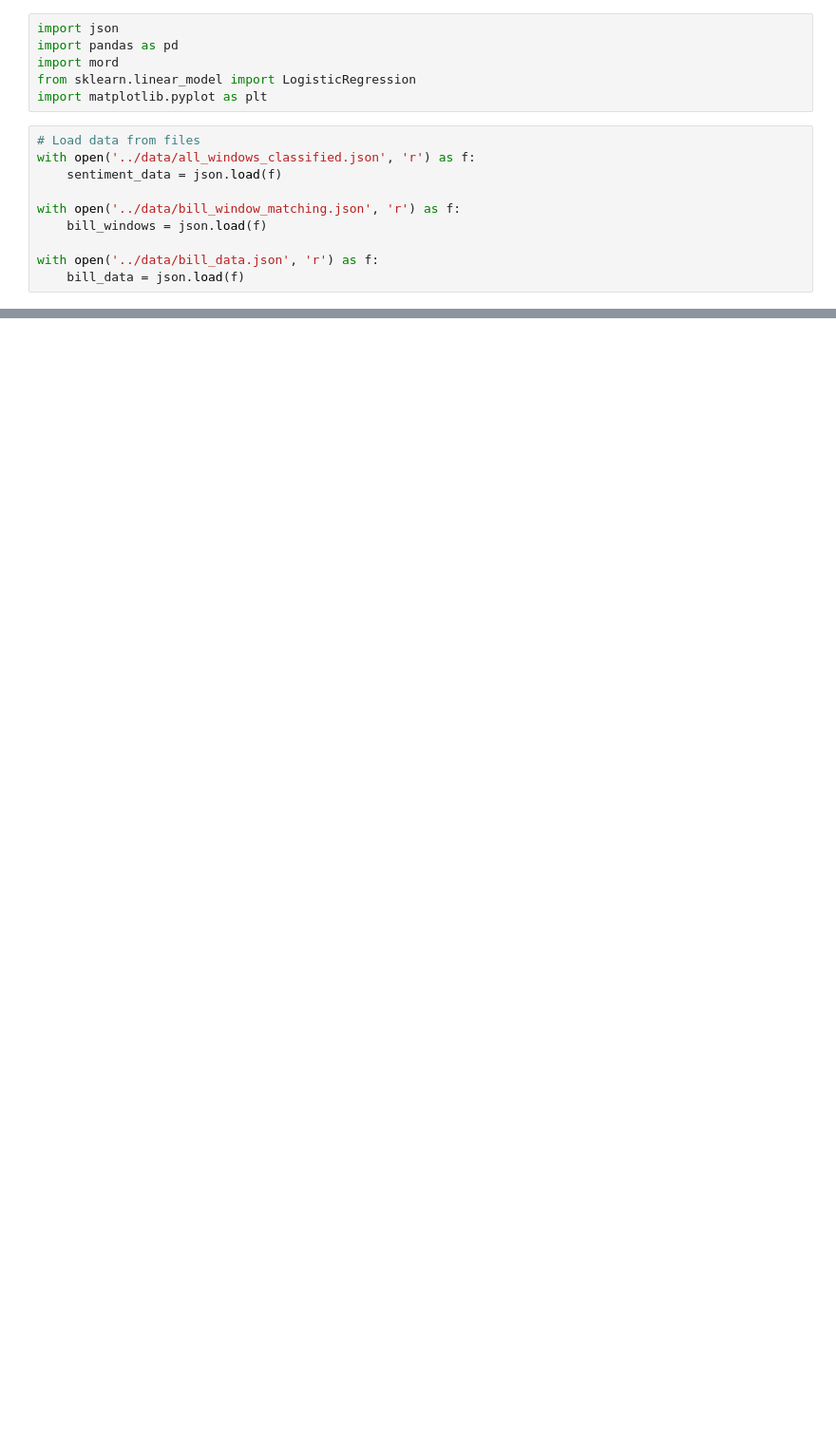
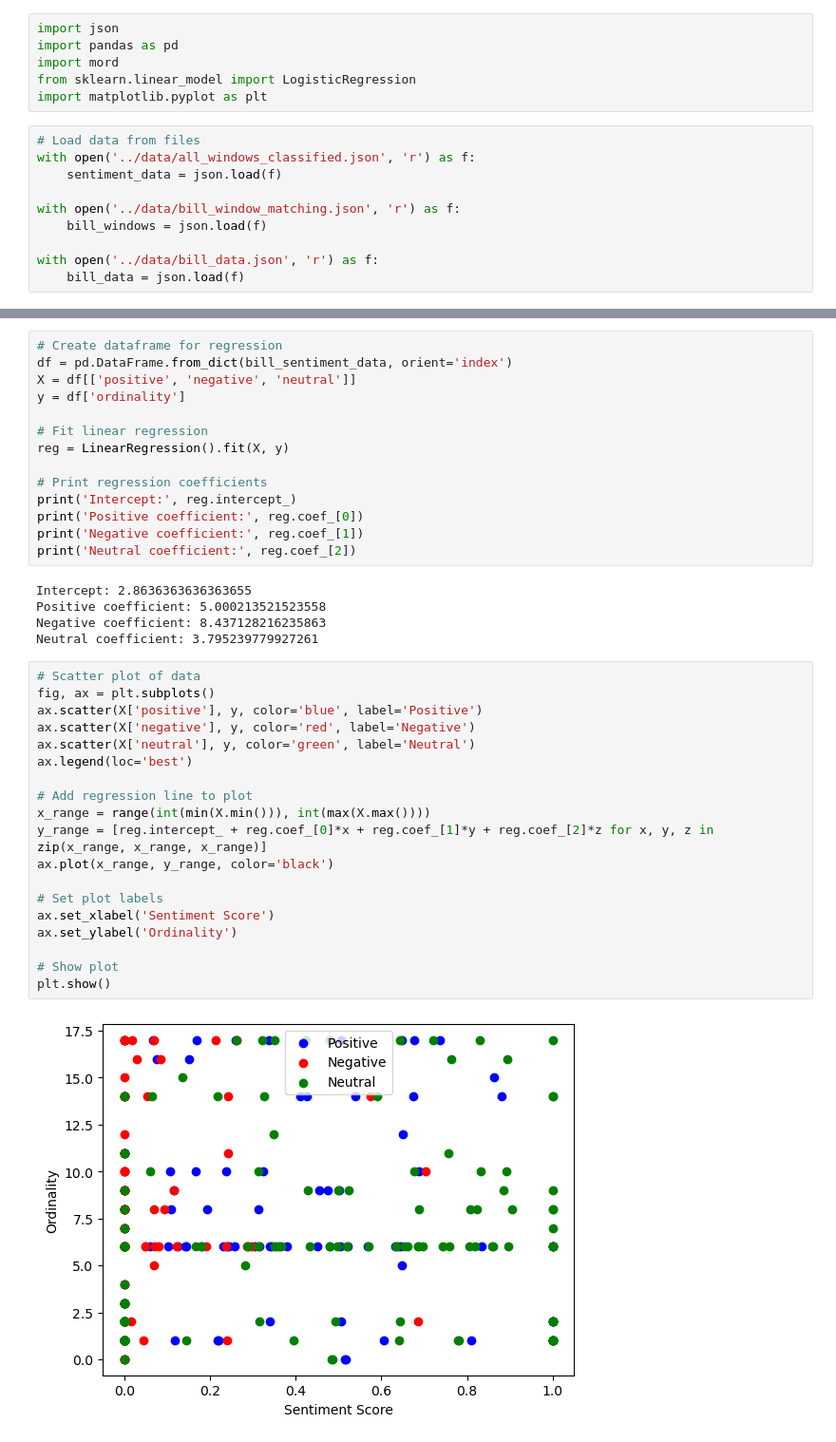
Before and after one commit to bessex/climate-policy, a Jupyter notebook: notebooks/bill_sentiment_regression.ipynb, the cells around one changed output, grey strips where cells are left out. Shown at 95% size. Saved outputs shown, nothing was run; the diff lists cells and outputs as text; blank space fills up the shorter version.

```diff
--- a/notebooks/bill_sentiment_regression.ipynb
+++ b/notebooks/bill_sentiment_regression.ipynb
@@ -77,0 +69,40 @@ Mean Absolute Error: 3.5869565217391304
+# %%
+# Create dataframe for regression
+df = pd.DataFrame.from_dict(bill_sentiment_data, orient='index')
+X = df[['positive', 'negative', 'neutral']]
+y = df['ordinality']
+
+# Fit linear regression
+reg = LinearRegression().fit(X, y)
+
+# Print regression coefficients
+print('Intercept:', reg.intercept_)
+print('Positive coefficient:', reg.coef_[0])
+print('Negative coefficient:', reg.coef_[1])
+print('Neutral coefficient:', reg.coef_[2])
+# %% [output]
+Intercept: 2.8636363636363655
+Positive coefficient: 5.000213521523558
+Negative coefficient: 8.437128216235863
+Neutral coefficient: 3.795239779927261
+# %%
+# Scatter plot of data
+fig, ax = plt.subplots()
+ax.scatter(X['positive'], y, color='blue', label='Positive')
+ax.scatter(X['negative'], y, color='red', label='Negative')
+ax.scatter(X['neutral'], y, color='green', label='Neutral')
+ax.legend(loc='best')
+
+# Add regression line to plot
+x_range = range(int(min(X.min())), int(max(X.max())))
+y_range = [reg.intercept_ + reg.coef_[0]*x + reg.coef_[1]*y + reg.coef_[2]*z for x, y, z in zip(x_range, x_range, x_range)]
+ax.plot(x_range, y_range, color='black')
+
+# Set plot labels
+ax.set_xlabel('Sentiment Score')
+ax.set_ylabel('Ordinality')
+
+# Show plot
+plt.show()
+# %% [output]
+[figure, added]
```
Also changed, not shown: parts of 8 cells of this notebook.
